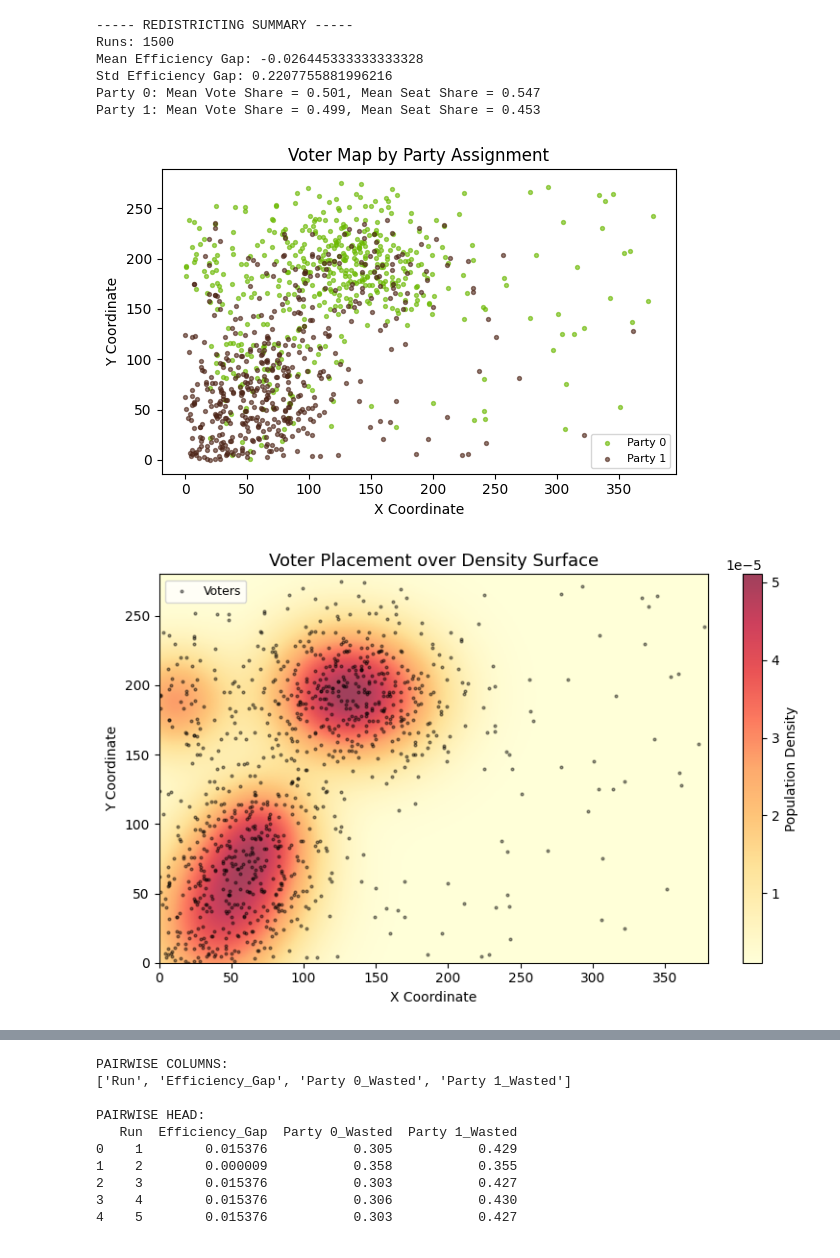
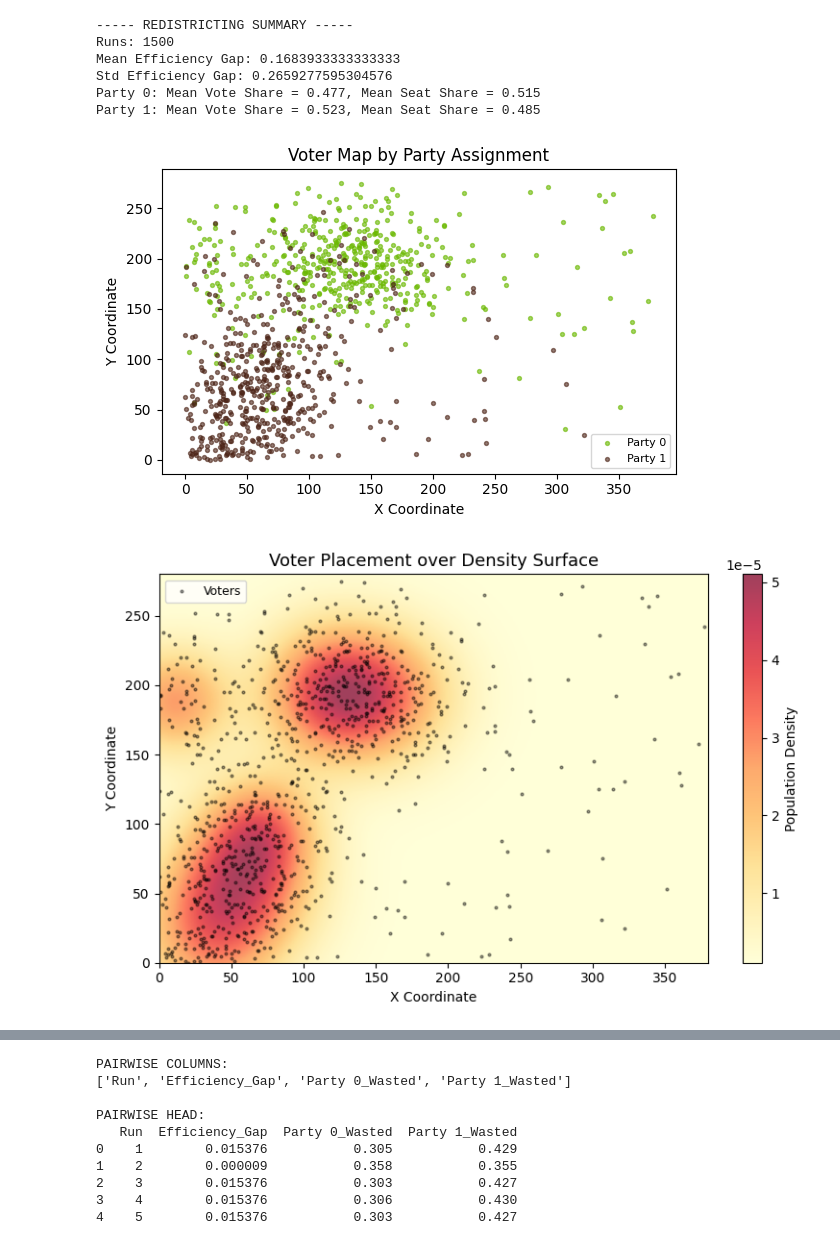
Before and after one commit to CarlLienert/SeniorCapstone, a Jupyter notebook: sim_9000_SpatialVoters.ipynb, the cells around one changed output, grey strips where cells are left out. Cells and saved outputs as stored; diff of their text form; code cells hidden in the pictures.

```diff
--- a/sim_9000_SpatialVoters.ipynb
+++ b/sim_9000_SpatialVoters.ipynb
@@ -46,7 +46,8 @@ for _ in range(NUM_CITIES):
 # ============================================================
 flat_density = density.ravel()
 flat_density /= flat_density.sum()
-indices = np.random.choice(WIDTH * HEIGHT, size=NUM_VOTERS, p=flat_density)
+indices = np.random.choice(WIDTH * HEIGHT, size=NUM_VOTERS, p=flat_density, replace=False)
+#indices = np.random.choice(WIDTH * HEIGHT, size=NUM_VOTERS, p=flat_density)
 voters_y, voters_x = np.unravel_index(indices, (HEIGHT, WIDTH))
 voters = np.column_stack((voters_x, voters_y))
 
@@ -66,7 +67,7 @@ voter_parties = np.zeros(NUM_VOTERS, dtype=int)
 
 for i in range(NUM_VOTERS):
     dists   = np.linalg.norm(party_centers - voters[i], axis=1)
-    sigma   = 115
+    sigma   = 80
     weights = np.exp(-dists**2 / (2 * sigma**2))
     weights = weights * np.array(PARTY_BIAS)
     weights /= weights.sum()
@@ -612,11 +613,11 @@ Run 1500/1500 complete.
 ----- REDISTRICTING SUMMARY -----
 Runs: 1500
-Mean Efficiency Gap: -0.026445333333333328
-Std Efficiency Gap: 0.2207755881996216
-Party 0: Mean Vote Share = 0.501, Mean Seat Share = 0.547
-Party 1: Mean Vote Share = 0.499, Mean Seat Share = 0.453
+Mean Efficiency Gap: 0.1683933333333333
+Std Efficiency Gap: 0.2659277595304576
+Party 0: Mean Vote Share = 0.477, Mean Seat Share = 0.515
+Party 1: Mean Vote Share = 0.523, Mean Seat Share = 0.485
-[figure, old version]
+[figure, new version]
-[figure, old version]
+[figure, new version]
 # %%
 # ------------------------------------------------------------
 # RUN PAIRWISE SIMULATIONS
```
Also changed, not shown: parts of 11 cells of this notebook, 6 other files.
